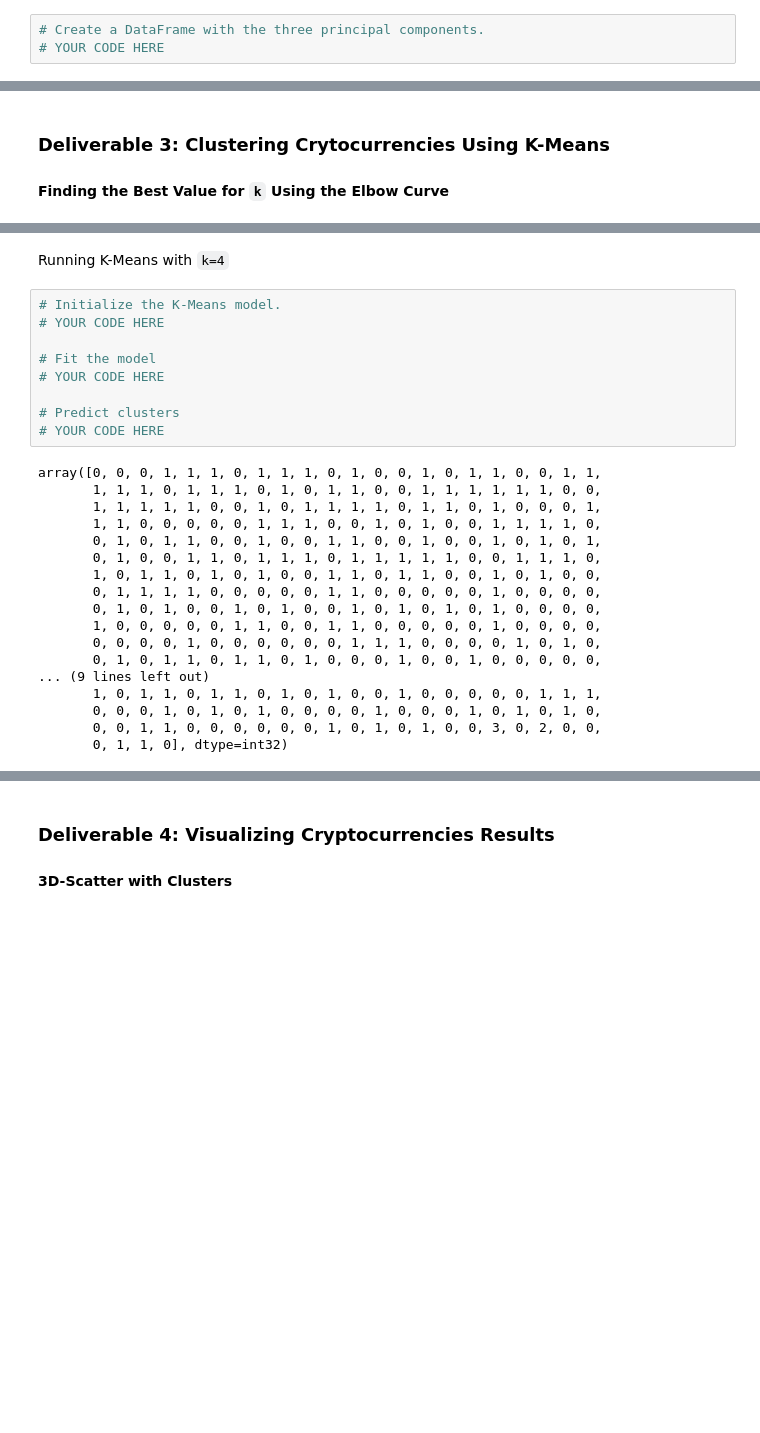
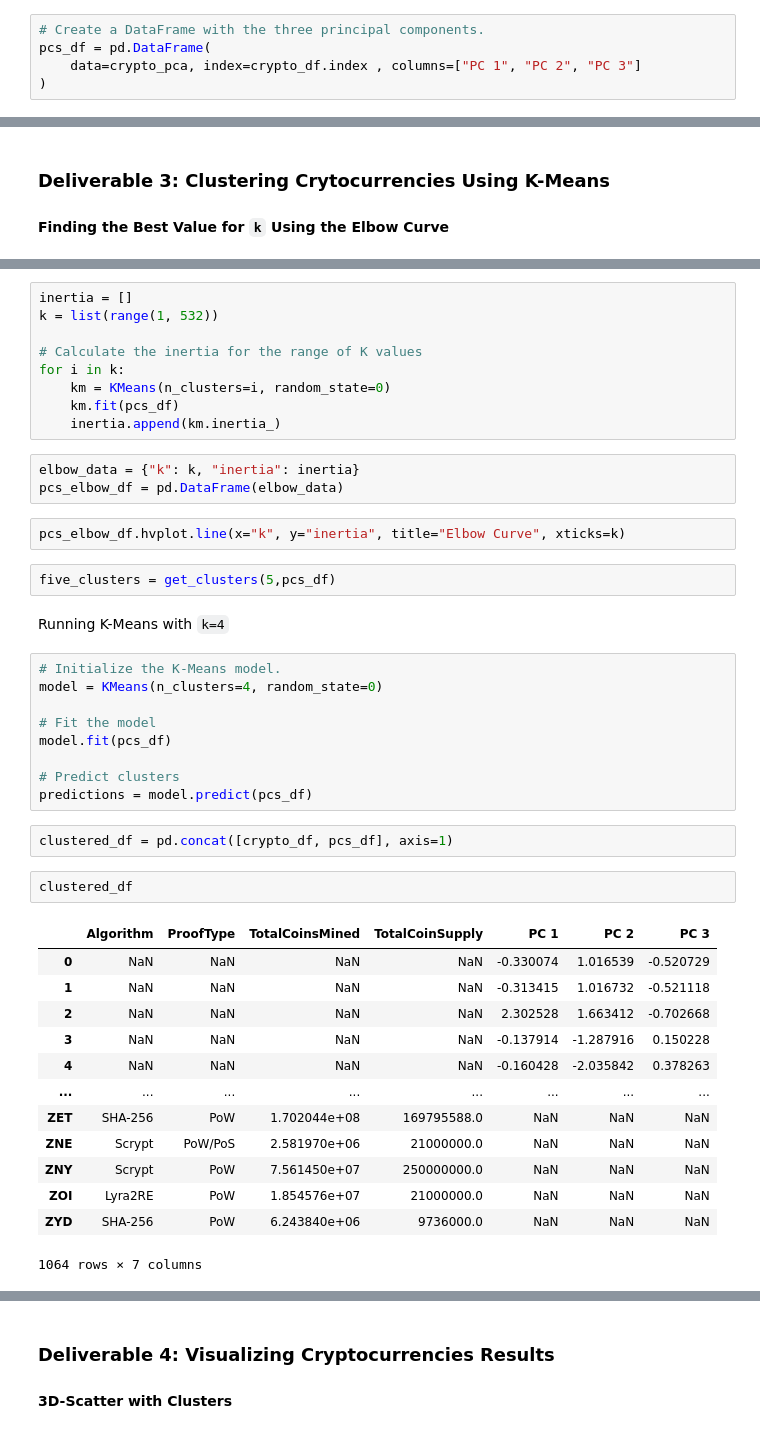
Before and after one commit to sbull32/Cryptocurrencies, a Jupyter notebook: crypto_clustering.ipynb, the cells around one changed output, grey strips where cells are left out. Saved outputs shown, nothing was run; the diff lists cells and outputs as text; blank space fills up the shorter version.

Commit message:
Deliverable 2 complete
includes 3 component PCA df with same index as crypto_df

```diff
--- a/crypto_clustering.ipynb
+++ b/crypto_clustering.ipynb
@@ -243,3 +236,5 @@ array([[-0.33285464,  1.0383583 , -0.56494435],
 # %%
 # Create a DataFrame with the three principal components.
-# YOUR CODE HERE
+pcs_df = pd.DataFrame(
+    data=crypto_pca, index=crypto_df.index , columns=["PC 1", "PC 2", "PC 3"]
+)
@@ -268,29 +269,45 @@ array([[-0.33285464,  1.0383583 , -0.56494435],
+# %%
+inertia = []
+k = list(range(1, 532))
+
+# Calculate the inertia for the range of K values
+for i in k:
+    km = KMeans(n_clusters=i, random_state=0)
+    km.fit(pcs_df)
+    inertia.append(km.inertia_)
+# %%
+elbow_data = {"k": k, "inertia": inertia}
+pcs_elbow_df = pd.DataFrame(elbow_data)
+# %%
+pcs_elbow_df.hvplot.line(x="k", y="inertia", title="Elbow Curve", xticks=k)
+# %%
+five_clusters = get_clusters(5,pcs_df)
 # %% [markdown]
 Running K-Means with `k=4`
 # %%
 # Initialize the K-Means model.
-# YOUR CODE HERE
+model = KMeans(n_clusters=4, random_state=0)
 
 # Fit the model
-# YOUR CODE HERE
+model.fit(pcs_df)
 
 # Predict clusters
-# YOUR CODE HERE
+predictions = model.predict(pcs_df)
-# %% [output]
-array([0, 0, 0, 1, 1, 1, 0, 1, 1, 1, 0, 1, 0, 0, 1, 0, 1, 1, 0, 0, 1, 1,
-       1, 1, 1, 0, 1, 1, 1, 0, 1, 0, 1, 1, 0, 0, 1, 1, 1, 1, 1, 1, 0, 0,
-       1, 1, 1, 1, 1, 0, 0, 1, 0, 1, 1, 1, 1, 0, 1, 1, 0, 1, 0, 0, 0, 1,
-       1, 1, 0, 0, 0, 0, 0, 1, 1, 1, 0, 0, 1, 0, 1, 0, 0, 1, 1, 1, 1, 0,
-       0, 1, 0, 1, 1, 0, 0, 1, 0, 0, 1, 1, 0, 0, 1, 0, 0, 1, 0, 1, 0, 1,
-       0, 1, 0, 0, 1, 1, 0, 1, 1, 1, 0, 1, 1, 1, 1, 1, 0, 0, 1, 1, 1, 0,
-       1, 0, 1, 1, 0, 1, 0, 1, 0, 0, 1, 1, 0, 1, 1, 0, 0, 1, 0, 1, 0, 0,
-       0, 1, 1, 1, 1, 0, 0, 0, 0, 0, 1, 1, 0, 0, 0, 0, 0, 1, 0, 0, 0, 0,
-       0, 1, 0, 1, 0, 0, 1, 0, 1, 0, 0, 1, 0, 1, 0, 1, 0, 1, 0, 0, 0, 0,
-       1, 0, 0, 0, 0, 0, 1, 1, 0, 0, 1, 1, 0, 0, 0, 0, 0, 1, 0, 0, 0, 0,
-       0, 0, 0, 0, 1, 0, 0, 0, 0, 0, 0, 1, 1, 1, 0, 0, 0, 0, 1, 0, 1, 0,
-       0, 1, 0, 1, 1, 0, 1, 1, 0, 1, 0, 0, 0, 1, 0, 0, 1, 0, 0, 0, 0, 0,
-... (9 lines left out)
-       1, 0, 1, 1, 0, 1, 1, 0, 1, 0, 1, 0, 0, 1, 0, 0, 0, 0, 0, 1, 1, 1,
-       0, 0, 0, 1, 0, 1, 0, 1, 0, 0, 0, 0, 1, 0, 0, 0, 1, 0, 1, 0, 1, 0,
-       0, 0, 1, 1, 0, 0, 0, 0, 0, 0, 1, 0, 1, 0, 1, 0, 0, 3, 0, 2, 0, 0,
-       0, 1, 1, 0], dtype=int32)
+# %%
+clustered_df = pd.concat([crypto_df, pcs_df], axis=1)
+# %%
+clustered_df
+# %% [output]
+|  | Algorithm | ProofType | TotalCoinsMined | TotalCoinSupply | PC 1 | PC 2 | PC 3 |
+| 0 | NaN | NaN | NaN | NaN | -0.330074 | 1.016539 | -0.520729 |
+| 1 | NaN | NaN | NaN | NaN | -0.313415 | 1.016732 | -0.521118 |
+| 2 | NaN | NaN | NaN | NaN | 2.302528 | 1.663412 | -0.702668 |
+| 3 | NaN | NaN | NaN | NaN | -0.137914 | -1.287916 | 0.150228 |
+| 4 | NaN | NaN | NaN | NaN | -0.160428 | -2.035842 | 0.378263 |
+| ... | ... | ... | ... | ... | ... | ... | ... |
+| ZET | SHA-256 | PoW | 1.702044e+08 | 169795588.0 | NaN | NaN | NaN |
+| ZNE | Scrypt | PoW/PoS | 2.581970e+06 | 21000000.0 | NaN | NaN | NaN |
+| ZNY | Scrypt | PoW | 7.561450e+07 | 250000000.0 | NaN | NaN | NaN |
+| ZOI | Lyra2RE | PoW | 1.854576e+07 | 21000000.0 | NaN | NaN | NaN |
+| ZYD | SHA-256 | PoW | 6.243840e+06 | 9736000.0 | NaN | NaN | NaN |
+1064 rows × 7 columns
```
Also changed, not shown: parts of 6 cells of this notebook.
